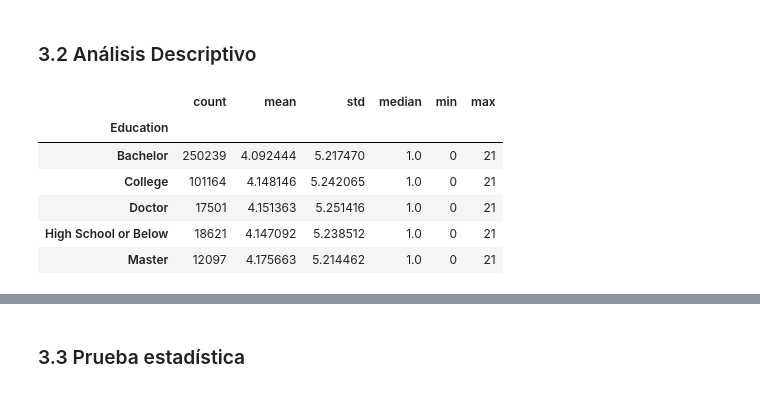
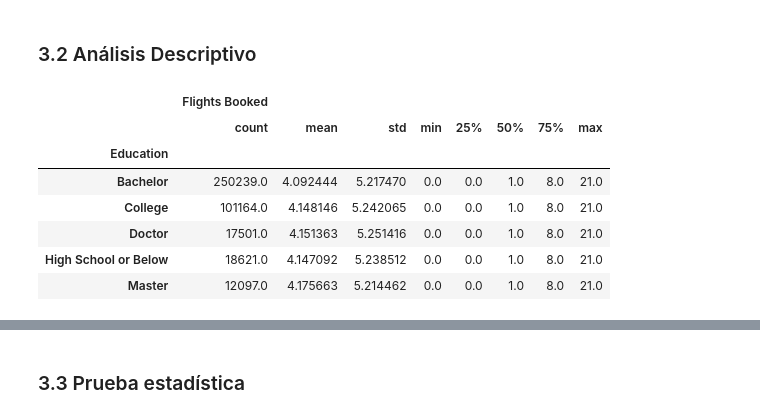
Before and after one commit to Adalab/bda-modulo-3-evaluacion-final-afcampillo, a Jupyter notebook: M3_TransformandoDatos_Evaluacion.ipynb, the cells around one changed output, grey strips where cells are left out. Drawn from its saved outputs; the diff is of its cells as text; code cells hidden in the pictures.

```diff
--- a/M3_TransformandoDatos_Evaluacion.ipynb
+++ b/M3_TransformandoDatos_Evaluacion.ipynb
@@ -1008,2 +1055,7 @@ plt.legend();
 # %% [markdown]
 ### Fase 1.3: Unión de los DataFrames
+# %%
+# Leemos los csv
+
+df_flight_activity_clean = pd.read_csv('Customer Fligght Activity Clean.csv', index_col=0)
+df_loyalty_customer_clean = pd.read_csv('Customer Loyalty History Clean.csv', index_col=0)
@@ -1014,9 +1078,9 @@ plt.legend();
 
 # Ya comprobamos que los Loyalty Number del DataFrame de Customer eran únicos
 
-print(f'Loyalty Customer DataFrame contains {df_loyalty_customer.shape[0]} Loyalty Numbers')
+print(f'Loyalty Customer DataFrame contains {df_loyalty_customer_clean.shape[0]} Loyalty Numbers')
 
-print(f'Flight Activity DataFrame contains {df_flight_activity['Loyalty Number'].unique().size}')
+print(f'Flight Activity DataFrame contains {df_flight_activity_clean['Loyalty Number'].unique().size}')
 
 # Han desaparecido 4 clientes del DataFrame Flight Activity tras la limpieza del DataFrame.
 # Si unimos los DataFrames teniendo en cuenta los números de fidelización de los clientes en común perderemos los datos de 4
@@ -1025,7 +1089,7 @@ print(f'Flight Activity DataFrame contains {df_flight_activity['Loyalty Number']
 # que se conservaran esos 4 registros pero no veo que aporte nada al análisis y tendría una serie de valores nulos que tendría
 # que limpiar. Por lo tanto, me  decanto por la opción de pérdida de los 4 registros de datos de los clientes.
 
-df_loyalty_customer_activity = df_flight_activity.merge(df_loyalty_customer, on='Loyalty Number')
+df_loyalty_customer_activity = df_flight_activity_clean.merge(df_loyalty_customer_clean, on='Loyalty Number')
 # %% [output]
 Loyalty Customer DataFrame contains 16737 Loyalty Numbers
 Flight Activity DataFrame contains 16733
@@ -1121,18 +1245,18 @@ df_evaluation.head()
 # %% [markdown]
 ### 3.2 Análisis Descriptivo
 # %%
-df_evaluation.groupby('Education')['Flights Booked'].agg(['count','mean', 'std', 'median', 'min', 'max'])
+df_evaluation.groupby('Education').describe()
 
-# Salvo la desviación estándar y la media todos los estadísticos tienen los mismos valores
-# Añadir los cuartiles que faltan
+# Salvo la desviación estándar y la media todos los estadísticos tienen los mismos valores.
 
 # No hay diferencias significativas entre los grupos de educación salvo por la frecuencia. Los clientes de los grupos Bachelor
-# y College realizan muchos más vuelos que el resto de niveles educativos. Hay una diferencia sustancial
+# y College reservan muchos más vuelos que el resto de niveles educativos. Hay una diferencia sustancial
 # %% [output]
-|  | count | mean | std | median | min | max |
-| Education |  |  |  |  |  |  |
-| Bachelor | 250239 | 4.092444 | 5.217470 | 1.0 | 0 | 21 |
-| College | 101164 | 4.148146 | 5.242065 | 1.0 | 0 | 21 |
-| Doctor | 17501 | 4.151363 | 5.251416 | 1.0 | 0 | 21 |
-| High School or Below | 18621 | 4.147092 | 5.238512 | 1.0 | 0 | 21 |
-| Master | 12097 | 4.175663 | 5.214462 | 1.0 | 0 | 21 |
+|  | Flights Booked |  |  |  |  |  |  |  |
+|  | count | mean | std | min | 25% | 50% | 75% | max |
+| Education |  |  |  |  |  |  |  |  |
+| Bachelor | 250239.0 | 4.092444 | 5.217470 | 0.0 | 0.0 | 1.0 | 8.0 | 21.0 |
+| College | 101164.0 | 4.148146 | 5.242065 | 0.0 | 0.0 | 1.0 | 8.0 | 21.0 |
+| Doctor | 17501.0 | 4.151363 | 5.251416 | 0.0 | 0.0 | 1.0 | 8.0 | 21.0 |
+| High School or Below | 18621.0 | 4.147092 | 5.238512 | 0.0 | 0.0 | 1.0 | 8.0 | 21.0 |
+| Master | 12097.0 | 4.175663 | 5.214462 | 0.0 | 0.0 | 1.0 | 8.0 | 21.0 |
```
Also changed, not shown: parts of 32 cells of this notebook, 2 other files.
